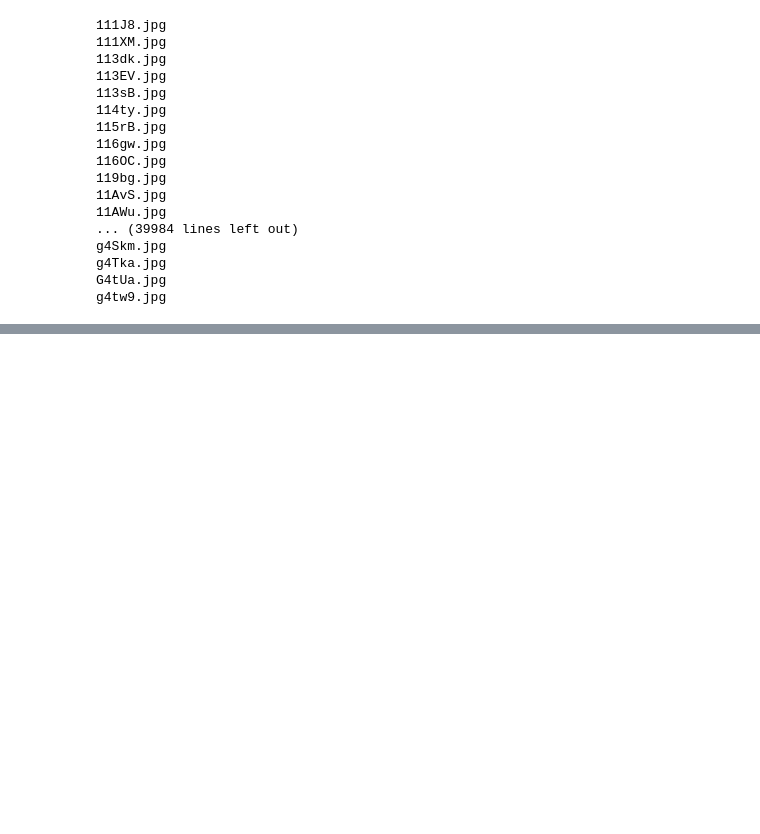
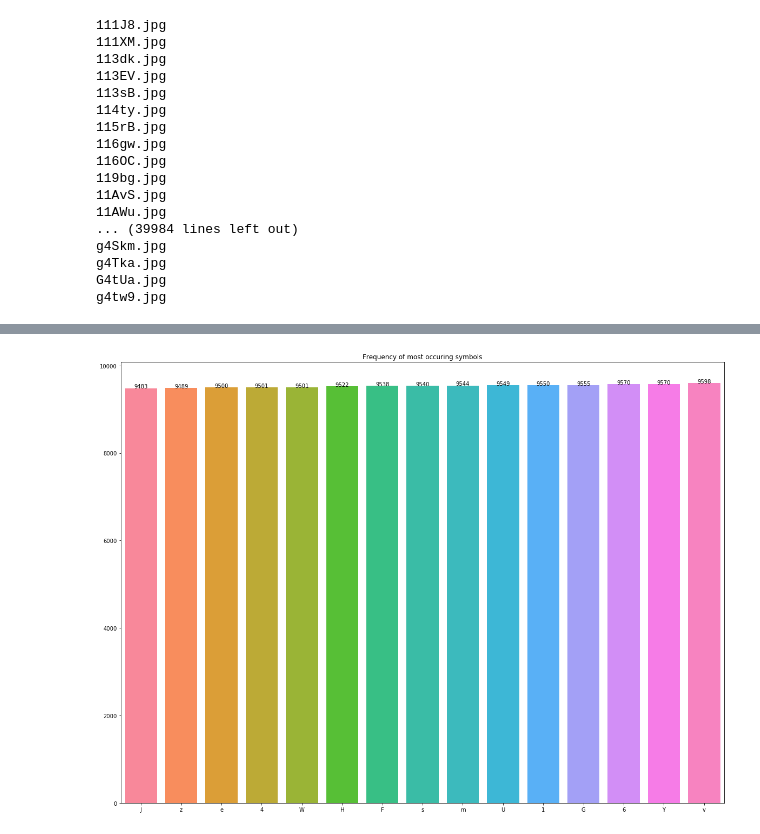
Before and after one commit to SimonvdFliert/TextCaptchaPR, a Jupyter notebook: Captcha/DataExploration.ipynb, the cells around one changed output, grey strips where cells are left out. Cells and saved outputs as stored; diff of their text form; code cells hidden in the pictures; blank space fills up the shorter version.

```diff
--- a/Captcha/DataExploration.ipynb
+++ b/Captcha/DataExploration.ipynb
@@ -57,0 +125,15 @@ plt.show()
+# %%
+highest_freq_keys = list(sorted_characters.keys())[-15:]
+#values = characters.values() #list(loss.values())).astype(float)
+highest_freq_values = list(sorted_characters.values())[-15:]#.astype(float) #
+
+plt.figure(figsize=(20,15))
+g = sns.barplot(highest_freq_keys, highest_freq_values, saturation=1)
+
+for index, value in enumerate(highest_freq_keys):
+    g.text(index,highest_freq_values[index], round(highest_freq_values[index],2),color='black', ha="center")
+
+plt.title("Frequency of most occuring symbols")
+plt.show()
+# %% [output]
+[figure, added]
```
Also changed, not shown: parts of 21 cells of this notebook.
